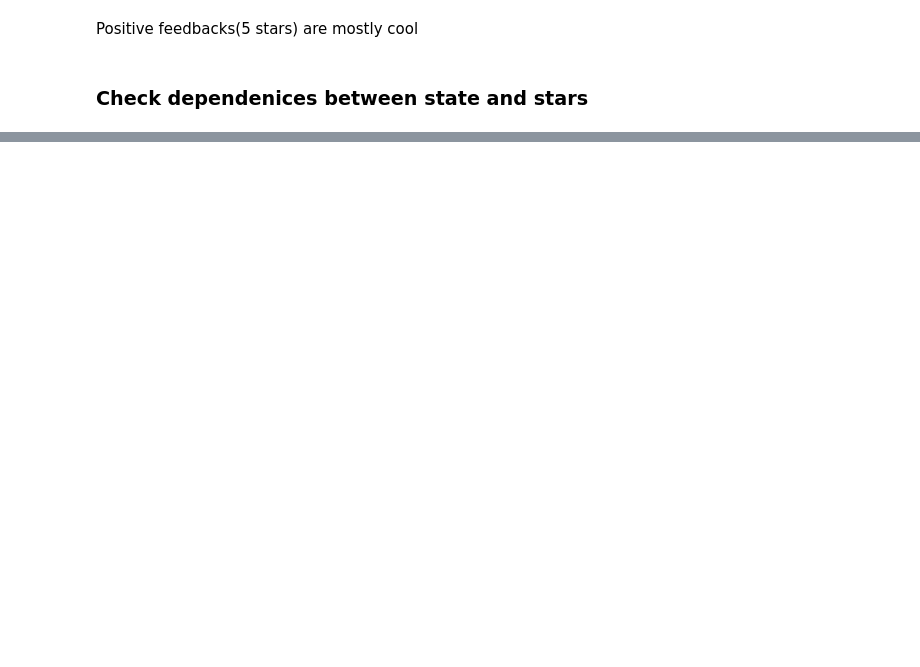
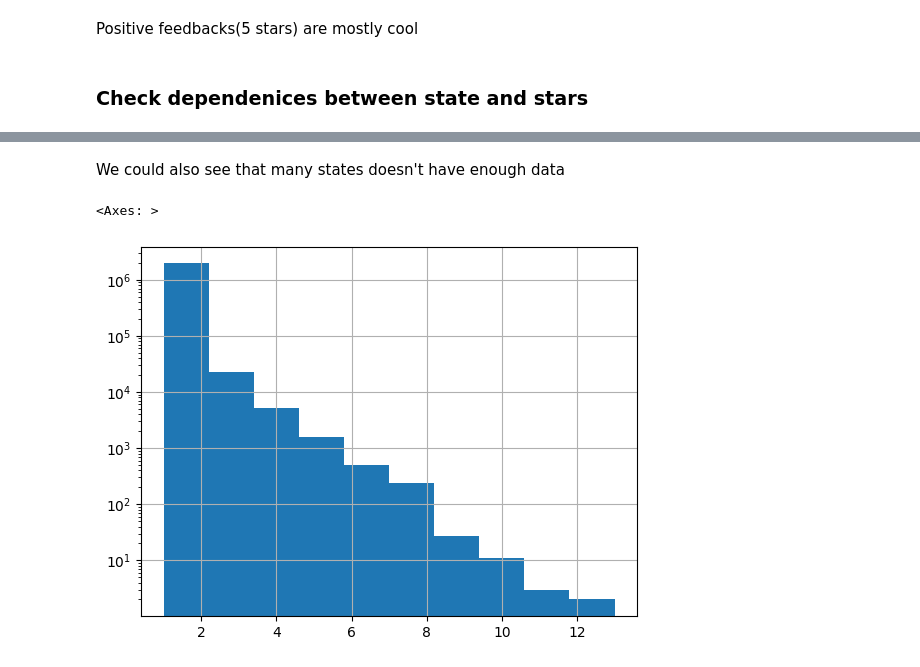
Before and after one commit to PrometheusUA/recommender-ucu, a Jupyter notebook: experiments/20240611_bohdan_eda/experiment.ipynb, the cells around one changed output, grey strips where cells are left out. Drawn from its saved outputs; the diff is of its cells as text; code cells hidden in the pictures; blank space fills up the shorter version.

```diff
--- a/experiments/20240611_bohdan_eda/experiment.ipynb
+++ b/experiments/20240611_bohdan_eda/experiment.ipynb
@@ -504,0 +536,9 @@ gdf
+# %% [markdown]
+We could also see that many states doesn't have enough data
+# %%
+review_df = review_df.join(business_df[['business_id','state']].set_index('business_id'),on=['business_id'])
+# %%
+review_df.groupby('user_id').state.nunique().hist(log=True)
+# %% [output]
+<Axes: >
+[figure, added]
```
Also changed, not shown: parts of 19 cells of this notebook.
